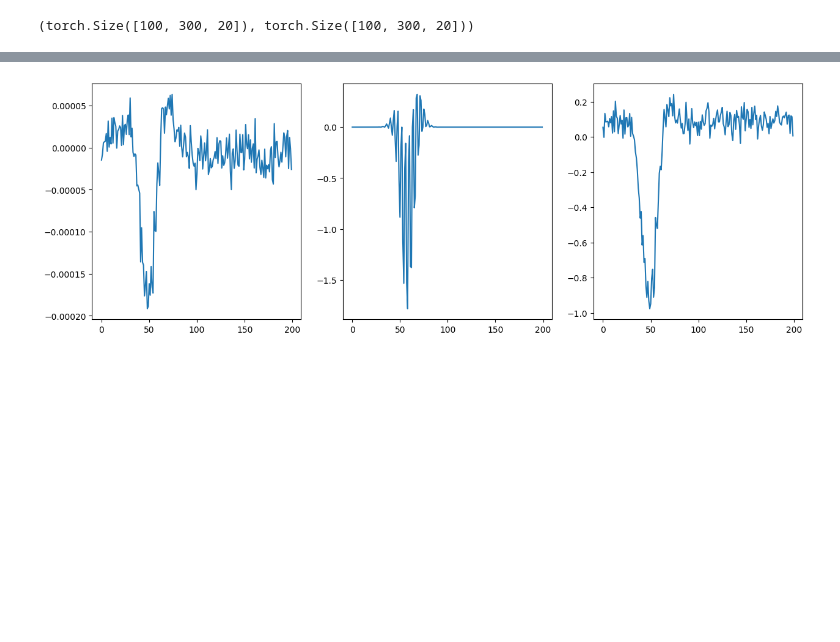
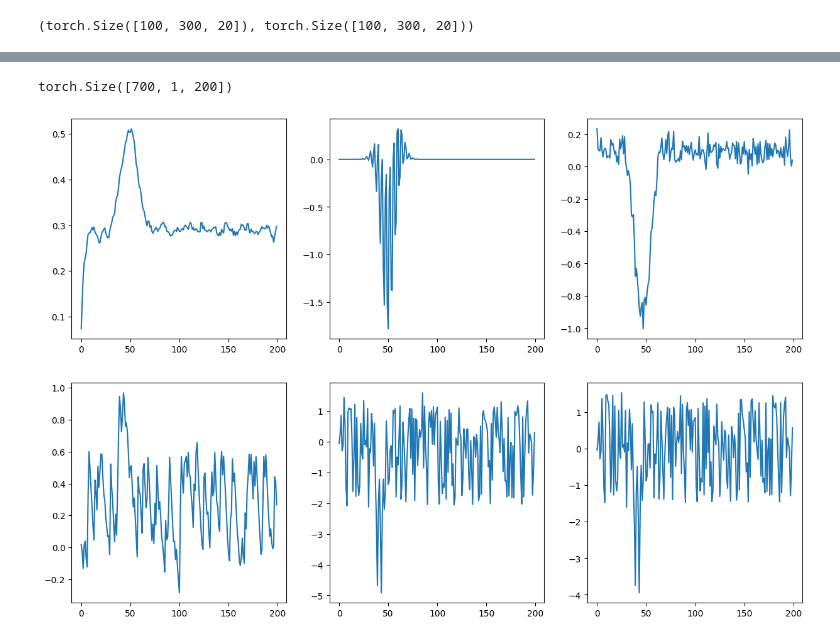
Before and after one commit to 1101AlexZab1011/deepmeg, a Jupyter notebook: dev/recover_tc.ipynb, the cells around one changed output, grey strips where cells are left out. Saved outputs shown, nothing was run; the diff lists cells and outputs as text; code cells hidden in the pictures; blank space fills up the shorter version.

Commit message:
gan bahdanau

```diff
--- a/dev/recover_tc.ipynb
+++ b/dev/recover_tc.ipynb
@@ -112,6 +112,9 @@ def gen_1d_source(n_epochs, n_times=1000, sfreq=200, lag=200, dlag=40, sigma=40,
 # %%
 X, Y = gen_1d_source(500, dlag=20, freqs=[5, 40])
 s = Y[0]
+# %%
+_, a = gen_1d_source(500, dlag=20, freqs=[5, 40])
+s = a[0]
 # %%
 X, Y = gen_1d_source(500, dlag=20, freqs=[5, 40])
 
@@ -732,23 +734,23 @@ class BahdanauGen(BaseModel):
         self.n_channels = n_channels
         self.encoder = EncoderRNN(
             n_channels=n_channels,
-            hidden_size=20
+            hidden_size=n_channels
         )
         self.decoder = AttnDecoderRNN(
             n_times=n_times,
             n_channels=n_channels,
-            enc_hidden_size=20,
-            dec_hidden_size=20,
+            enc_hidden_size=n_channels,
+            dec_hidden_size=n_channels,
             attn_hidden_size=10
         )
 
     def forward(self, x: torch.Tensor):
         anno = self.encoder(x)
-        return self.decoder(x, anno)
+        return torch.permute(self.decoder(x, anno), (0, 2, 1))
 
 X = torch.rand((1, 64, 600))
 
-LFGen(64, 600, 50)(X).shape
+BahdanauGen(64, 600)(X).shape
 # %% [output]
 torch.Size([1, 64, 600])
 # %%
@@ -958,11 +992,21 @@ KeyboardInterrupt:
+# %%
+sig.shape
+# %% [output]
+torch.Size([700, 1, 200])
 # %%
 x, y = next(iter(DataLoader(train, len(train))))
 labels = np.squeeze(y)
-weights = gen.temp_sel.b.detach().numpy()
+# sig = gen.temp_sel.b.detach().numpy()
 # weights = gen.temp_sel.w.detach().numpy()*gen.temp_sel.b.detach().numpy()
-fig, (ax1, ax2, ax3) = plt.subplots(1, 3, figsize=(15, 5))
-ax1.plot(weights.T)
-ax2.plot(s)
-r = ax3.plot(x[np.where(labels == 0)].mean(0).T)
+x_true = x[np.where(labels == 0)]
+sig = gen(x).detach().numpy()
+fig, axes = plt.subplots(2, 3, figsize=(15, 10))
+# ax1.plot(sig.mean(0).T)
+axes[0, 0].plot(sig.mean(0).T)
+axes[0, 1].plot(s)
+r = axes[0, 2].plot(x_true.mean(0).T)
+axes[1, 0].plot(sig[0].T)
+axes[1, 1].plot((x_true[0] - sig[0]).T)
+r = axes[1, 2].plot(x_true[0].T)
 # %% [output]
-[figure, old version]
+[figure, new version]
```
Also changed, not shown: parts of 4 cells of this notebook.
